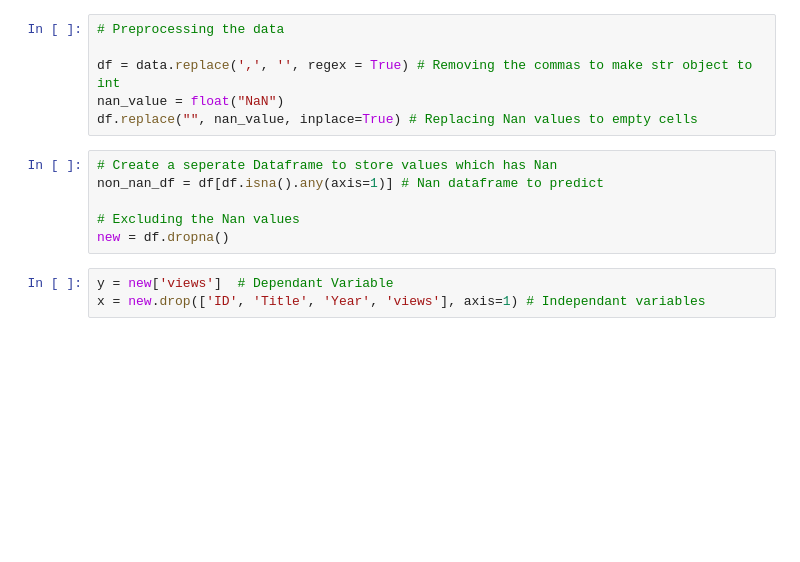
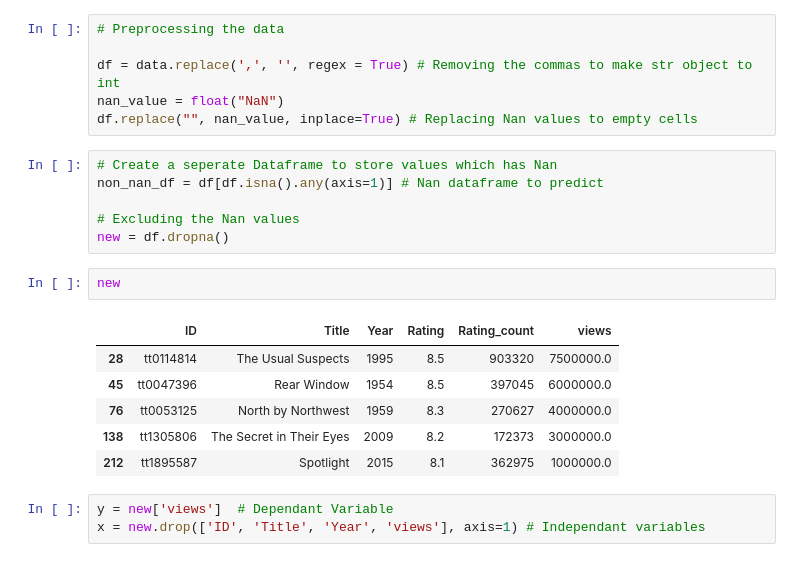
Before and after one commit to Venky0892/DataScienceTask, a Jupyter notebook: movie_views/movie_views.ipynb, the cells around one changed output. Saved outputs shown, nothing was run; the diff lists cells and outputs as text; blank space fills up the shorter version.

```diff
--- a/movie_views/movie_views.ipynb
+++ b/movie_views/movie_views.ipynb
@@ -36,6 +45,15 @@ non_nan_df = df[df.isna().any(axis=1)] # Nan dataframe to predict
 
 # Excluding the Nan values
 new = df.dropna()
+# %%
+new
+# %% [output]
+|  | ID | Title | Year | Rating | Rating_count | views |
+| 28 | tt0114814 | The Usual Suspects | 1995 | 8.5 | 903320 | 7500000.0 |
+| 45 | tt0047396 | Rear Window | 1954 | 8.5 | 397045 | 6000000.0 |
+| 76 | tt0053125 | North by Northwest | 1959 | 8.3 | 270627 | 4000000.0 |
+| 138 | tt1305806 | The Secret in Their Eyes | 2009 | 8.2 | 172373 | 3000000.0 |
+| 212 | tt1895587 | Spotlight | 2015 | 8.1 | 362975 | 1000000.0 |
 # %%
 y = new['views']  # Dependant Variable
 x = new.drop(['ID', 'Title', 'Year', 'views'], axis=1) # Independant variables
```
Also changed, not shown: parts of 4 cells of this notebook, 3 other files.
